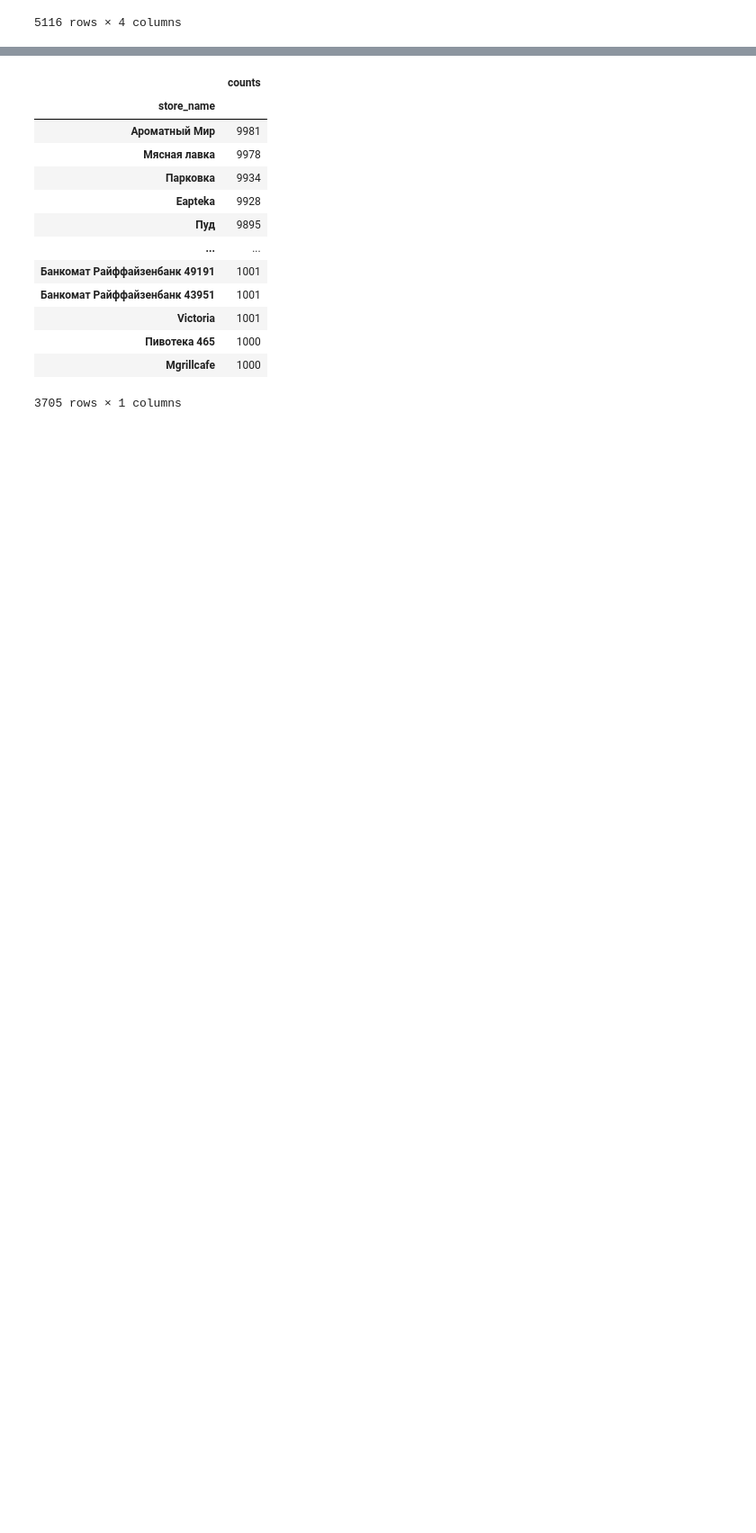
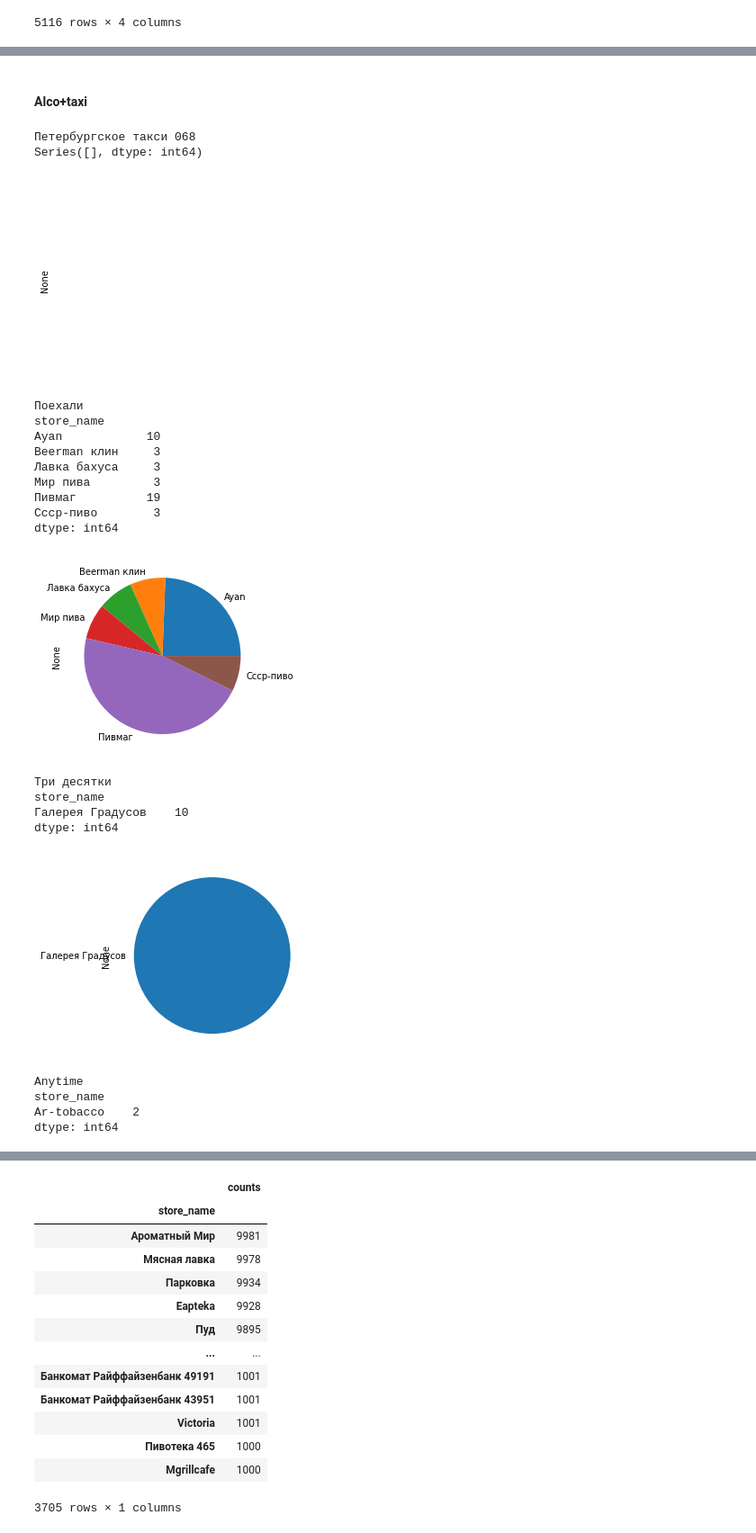
Before and after one commit to korney3/RaifHackDS29, a Jupyter notebook: Data Analysis.ipynb, the cells around one changed output, grey strips where cells are left out. Shown at 90% size. Saved outputs shown, nothing was run; the diff lists cells and outputs as text; code cells hidden in the pictures; blank space fills up the shorter version.

```diff
--- a/Data Analysis.ipynb
+++ b/Data Analysis.ipynb
@@ -626,0 +817,6 @@ small_business[small_business.counts>100]
+# %% [markdown]
+#### Alco+taxi
+# %%
+alco_clients = transactions_with_clients_and_merch[transactions_with_clients_and_merch.store_name.isin(Alcohol_small_business_largest_income.values)]
+# %%
+taxi_clients = transactions_with_clients_and_merch[transactions_with_clients_and_merch.store_name.isin(Taxi_small_business_largest_income.values)]
@@ -626,0 +825,31 @@ small_business[small_business.counts>100]
+# %%
+for taxi_name in Taxi_small_business_largest_income:
+    print(taxi_name)
+    def_taxi_clients = taxi_clients[taxi_clients.store_name==taxi_name].cnum
+    alco_clients_taxi = alco_clients[alco_clients.cnum.isin(def_taxi_clients)].groupby('store_name').size()
+    print(alco_clients_taxi)
+    alco_clients_taxi.plot.pie()
+    plt.show()
+# %% [output]
+Петербургское такси 068
+Series([], dtype: int64)
+[figure, added]
+Поехали
+store_name
+Ayan            10
+Beerman клин     3
+Лавка бахуса     3
+Мир пива         3
+Пивмаг          19
+Ссср-пиво        3
+dtype: int64
+[figure, added]
+Три десятки
+store_name
+Галерея Градусов    10
+dtype: int64
+[figure, added]
+Anytime
+store_name
+Ar-tobacco    2
+dtype: int64
```
Also changed, not shown: parts of 55 cells of this notebook.
